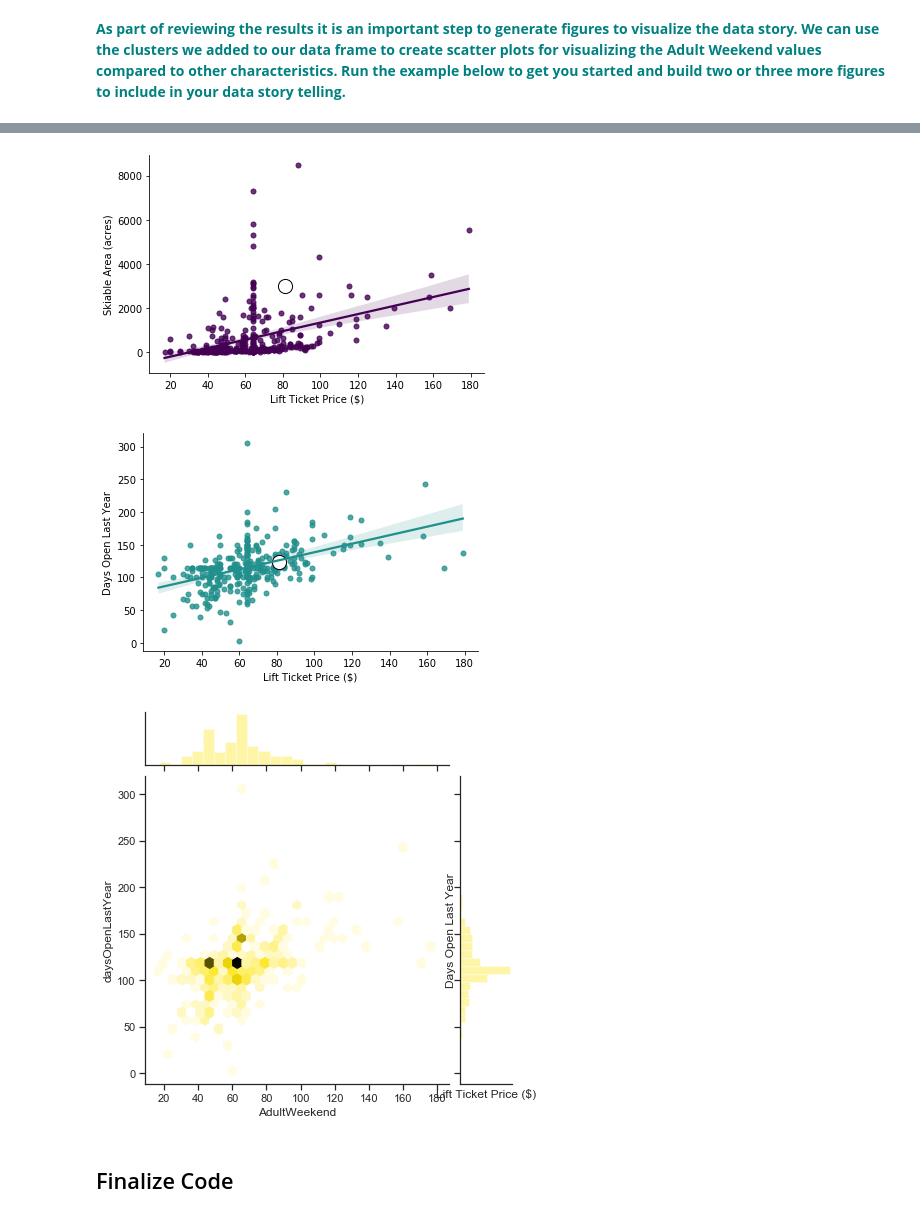
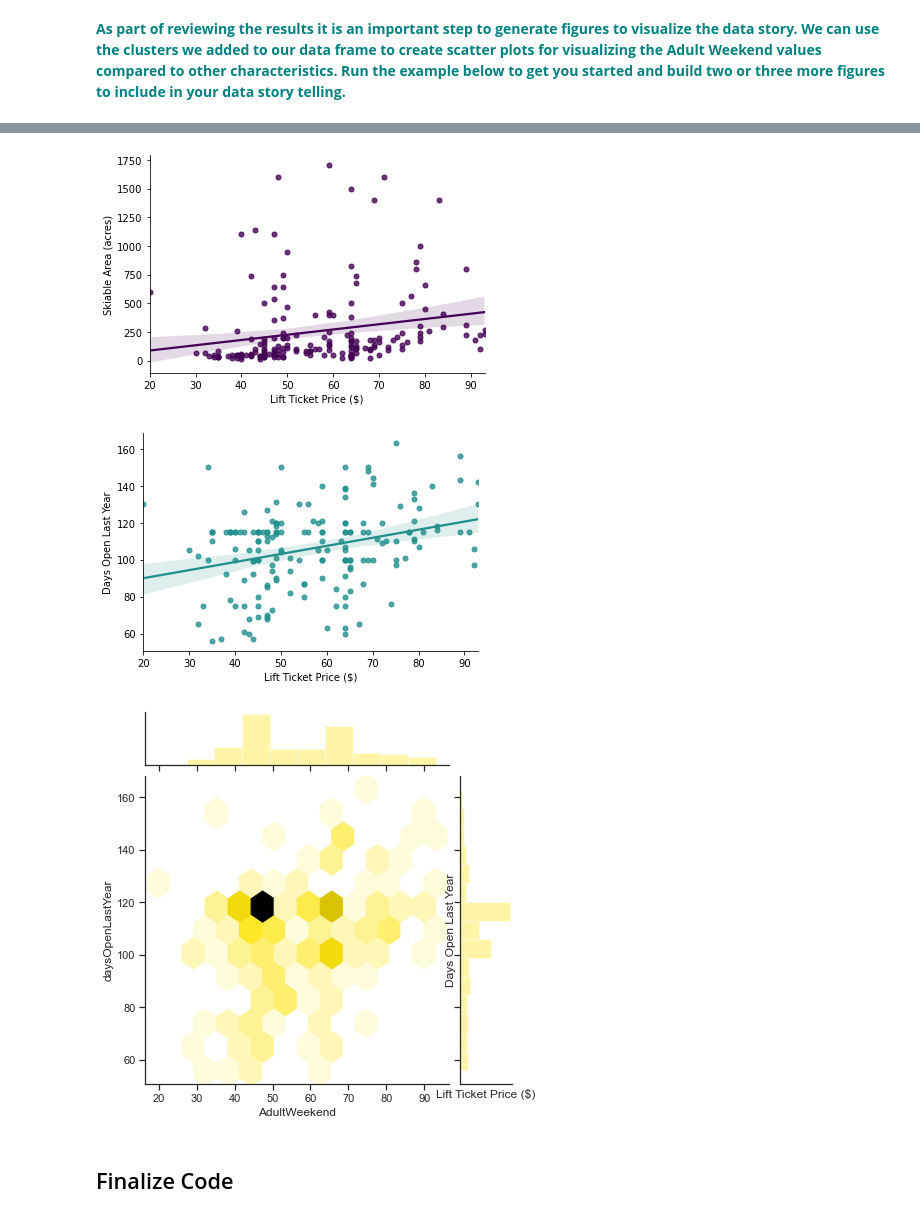
Before and after one commit to curtistr05/SpringboardGuidedCapstone, a Jupyter notebook: GuidedCapstoneStep6HL.ipynb, the cells around one changed output, grey strips where cells are left out. Cells and saved outputs as stored; diff of their text form; code cells hidden in the pictures.

```diff
--- a/GuidedCapstoneStep6HL.ipynb
+++ b/GuidedCapstoneStep6HL.ipynb
@@ -45,8 +45,7 @@ from sklearn.metrics import explained_variance_score,mean_absolute_error
 # %% [markdown]
 #### Best Model
 # %%
-step2_output = pd.read_csv(r"C:/Users/Curtis/Documents/SpringboardGuidedCapstone/data/step2_output.csv")
 step3_output = pd.read_csv(r"C:/Users/Curtis/Documents/SpringboardGuidedCapstone/data/step3_output.csv")
-step2_outputdf = step2_output.drop(step2_output.columns[1], axis=1)
-step2_outputdf.head()
+step3_outputdf = step3_output.drop(step3_output.columns[1], axis=1)
+step3_outputdf.head()
 # %% [output]
@@ -164,32 +188,32 @@ plt.savefig('figures/fig1.png',bbox_inches='tight')
 # %%
 
 #"#440154FF" "#21908CFF" "#FDE725FF"
-sns.regplot(x="AdultWeekend", y="SkiableTerrain_ac", data=step2_outputdf[(step2_outputdf['SkiableTerrain_ac']<25000)], color ="#440154FF",scatter_kws={"s": 25})
+sns.regplot(x="AdultWeekend", y="SkiableTerrain_ac", data=step3_outputdf[(step3_outputdf['SkiableTerrain_ac']<25000)], color ="#440154FF",scatter_kws={"s": 25})
 plt.scatter(x="AdultWeekend", y="SkiableTerrain_ac", data=ac, c='white',s=200,edgecolors='black')
 sns.despine()
 plt.xlabel('Lift Ticket Price ($)')
 plt.ylabel('Skiable Area (acres)')
 plt.savefig('figures/fig2.png',bbox_inches='tight')
 # %% [output]
-[figure, old version]
+[figure, new version]
 # %%
-sns.regplot(x="AdultWeekend", y="daysOpenLastYear", data=step2_outputdf,color ="#21908CFF",scatter_kws={"s": 25})
+sns.regplot(x="AdultWeekend", y="daysOpenLastYear", data=step3_outputdf,color ="#21908CFF",scatter_kws={"s": 25})
 sns.despine()
 plt.scatter(x="AdultWeekend", y="daysOpenLastYear", data=ac, c='white',s=200,edgecolors='black')
 plt.xlabel('Lift Ticket Price ($)')
 plt.ylabel('Days Open Last Year')
 plt.savefig('figures/fig3.png',bbox_inches='tight')
 # %% [output]
-[figure, old version]
+[figure, new version]
 # %%
 sns.set(style="ticks")
-sns.jointplot(x=step2_outputdf['AdultWeekend'], y=step2_outputdf['daysOpenLastYear'], kind="hex", color="#FDE725FF")
+sns.jointplot(x=step3_outputdf['AdultWeekend'], y=step3_outputdf['daysOpenLastYear'], kind="hex", color="#FDE725FF")
 sns.despine()
 plt.xlabel('Lift Ticket Price ($)')
 plt.ylabel('Days Open Last Year')
 plt.savefig('figures/fig4.png',bbox_inches='tight')
 # %% [output]
-[figure, old version]
+[figure, new version]
 # %% [markdown]
 ## Finalize Code
 # %% [markdown]
```
Also changed, not shown: parts of 11 cells of this notebook, 4 other files.
